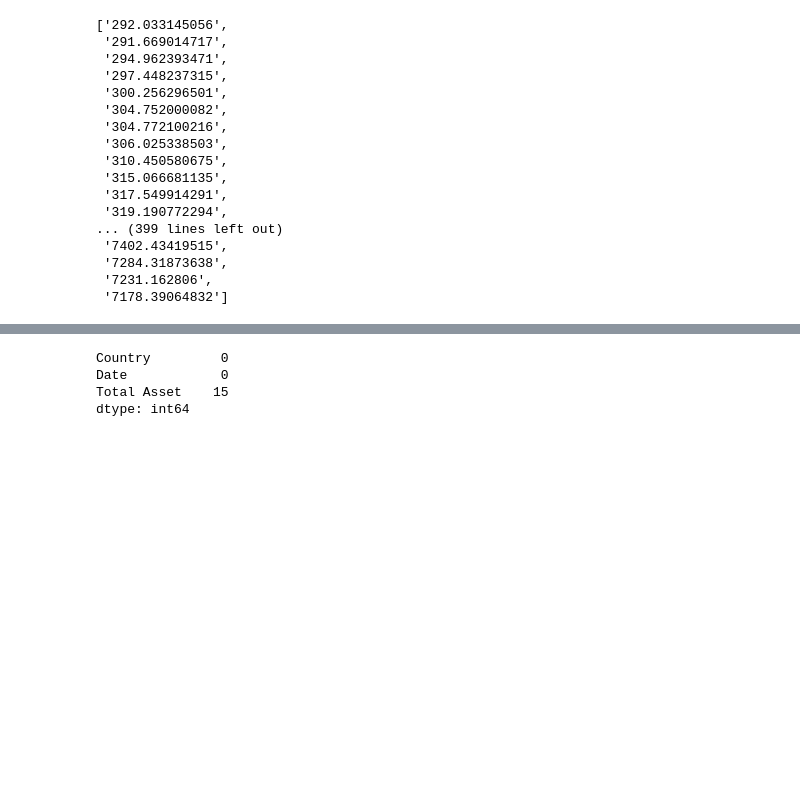
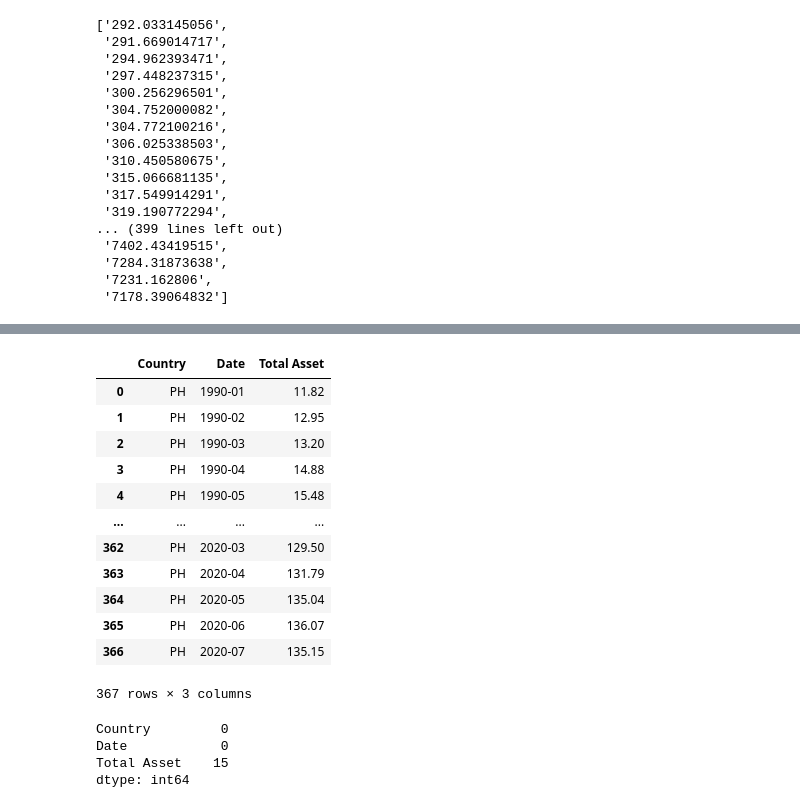
Before and after one commit to woojin-blaze/interest-rate-well-being, a Jupyter notebook: total_asset_monthly.ipynb, the cells around one changed output, grey strips where cells are left out. Drawn from its saved outputs; the diff is of its cells as text; code cells hidden in the pictures; blank space fills up the shorter version.

```diff
--- a/total_asset_monthly.ipynb
+++ b/total_asset_monthly.ipynb
@@ -181,3 +195,19 @@ df
+# %%
+df[df['Country']=='PH']
+# %% [output]
+|  | Country | Date | Total Asset |
+| 0 | PH | 1990-01 | 11.82 |
+| 1 | PH | 1990-02 | 12.95 |
+| 2 | PH | 1990-03 | 13.20 |
+| 3 | PH | 1990-04 | 14.88 |
+| 4 | PH | 1990-05 | 15.48 |
+| ... | ... | ... | ... |
+| 362 | PH | 2020-03 | 129.50 |
+| 363 | PH | 2020-04 | 131.79 |
+| 364 | PH | 2020-05 | 135.04 |
+| 365 | PH | 2020-06 | 136.07 |
+| 366 | PH | 2020-07 | 135.15 |
+367 rows × 3 columns
 # %%
 df.isnull().sum()
 # %% [output]
```
Also changed, not shown: parts of 11 cells of this notebook, 4 other files.
